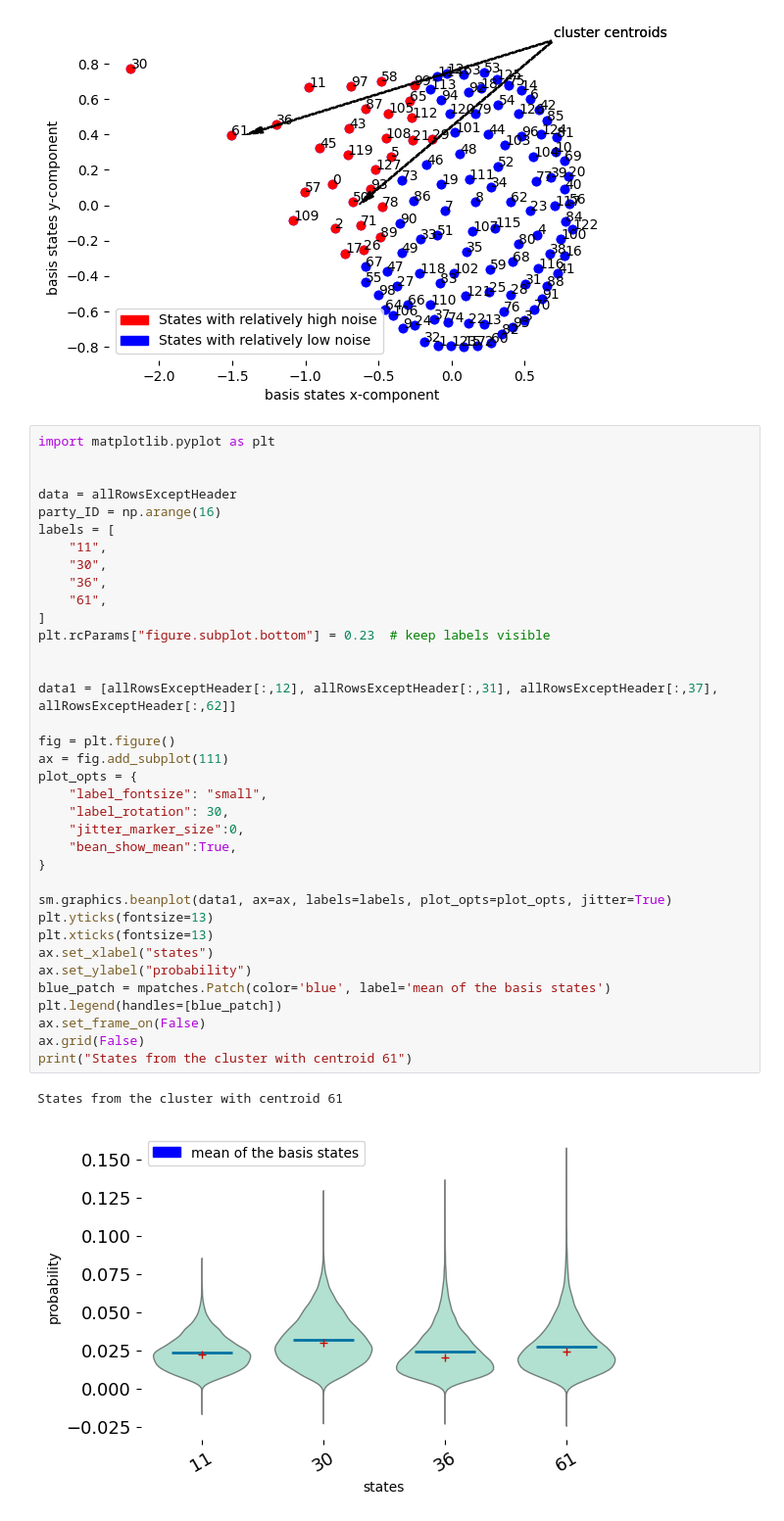
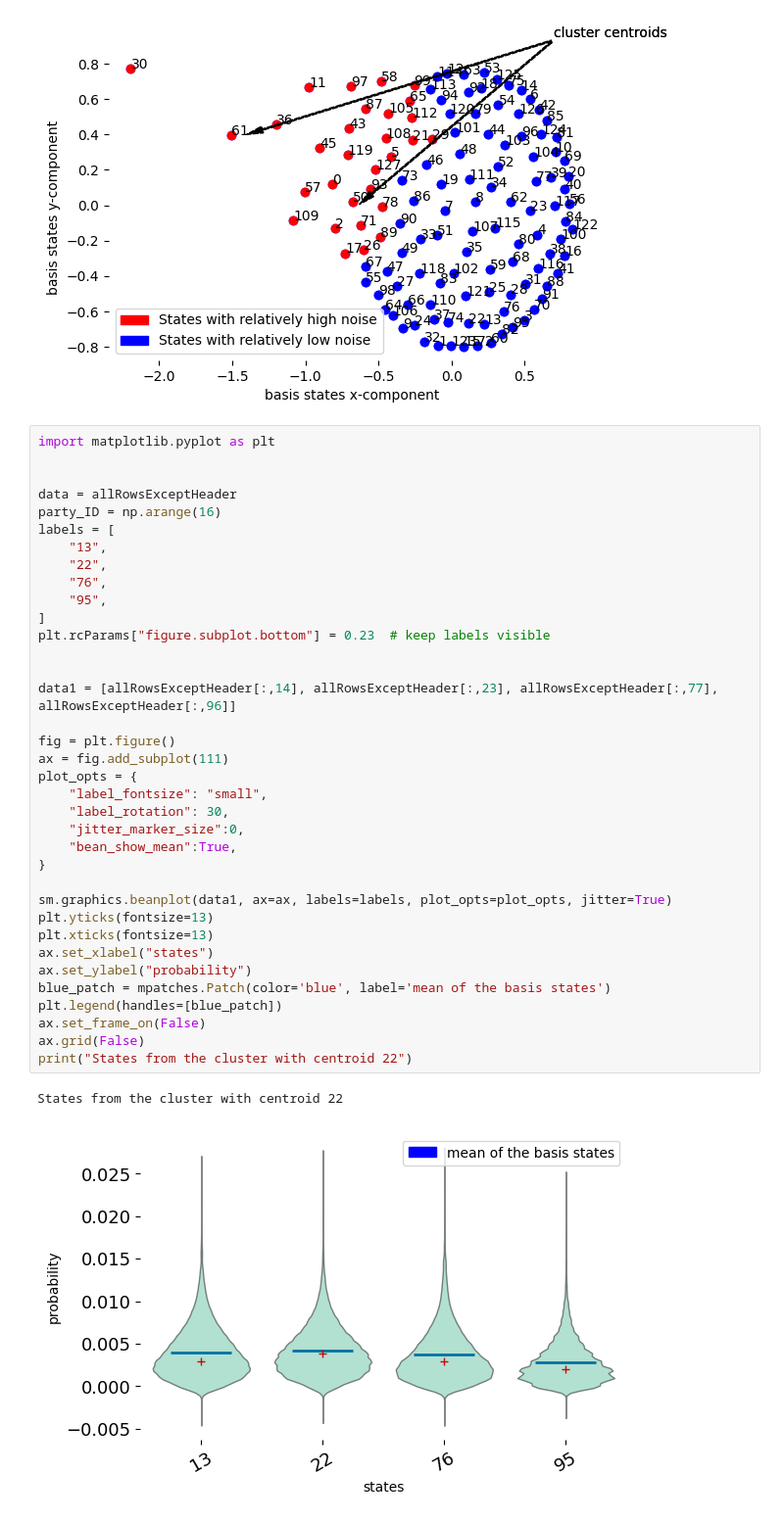
Before and after one commit to psenap/QSW_Quantum_Visualization, a Jupyter notebook: testLagos_Class3.ipynb, the cells around one changed output. Shown at 98% size. Cells and saved outputs as stored; diff of their text form.

```diff
--- a/testLagos_Class3.ipynb
+++ b/testLagos_Class3.ipynb
@@ -781,38 +781,38 @@ plt.show()
 import matplotlib.pyplot as plt
 
 
 data = allRowsExceptHeader
 party_ID = np.arange(16)
 labels = [
-    "11",
-    "30",
-    "36",
-    "61",
+    "13",
+    "22",
+    "76",
+    "95",
 ]
 plt.rcParams["figure.subplot.bottom"] = 0.23  # keep labels visible
 
 
-data1 = [allRowsExceptHeader[:,12], allRowsExceptHeader[:,31], allRowsExceptHeader[:,37], allRowsExceptHeader[:,62]]
+data1 = [allRowsExceptHeader[:,14], allRowsExceptHeader[:,23], allRowsExceptHeader[:,77], allRowsExceptHeader[:,96]]
 
 fig = plt.figure()
 ax = fig.add_subplot(111)
 plot_opts = {
     "label_fontsize": "small",
     "label_rotation": 30,
     "jitter_marker_size":0,
     "bean_show_mean":True,
 }
 
 sm.graphics.beanplot(data1, ax=ax, labels=labels, plot_opts=plot_opts, jitter=True)
 plt.yticks(fontsize=13)
 plt.xticks(fontsize=13)
 ax.set_xlabel("states")
 ax.set_ylabel("probability")
 blue_patch = mpatches.Patch(color='blue', label='mean of the basis states')
 plt.legend(handles=[blue_patch])
 ax.set_frame_on(False)
 ax.grid(False)
-print("States from the cluster with centroid 61")
+print("States from the cluster with centroid 22")
 # %% [output]
-States from the cluster with centroid 61
+States from the cluster with centroid 22
-[figure, old version]
+[figure, new version]
```
Also changed, not shown: parts of 2 cells of this notebook, 5 other files.
